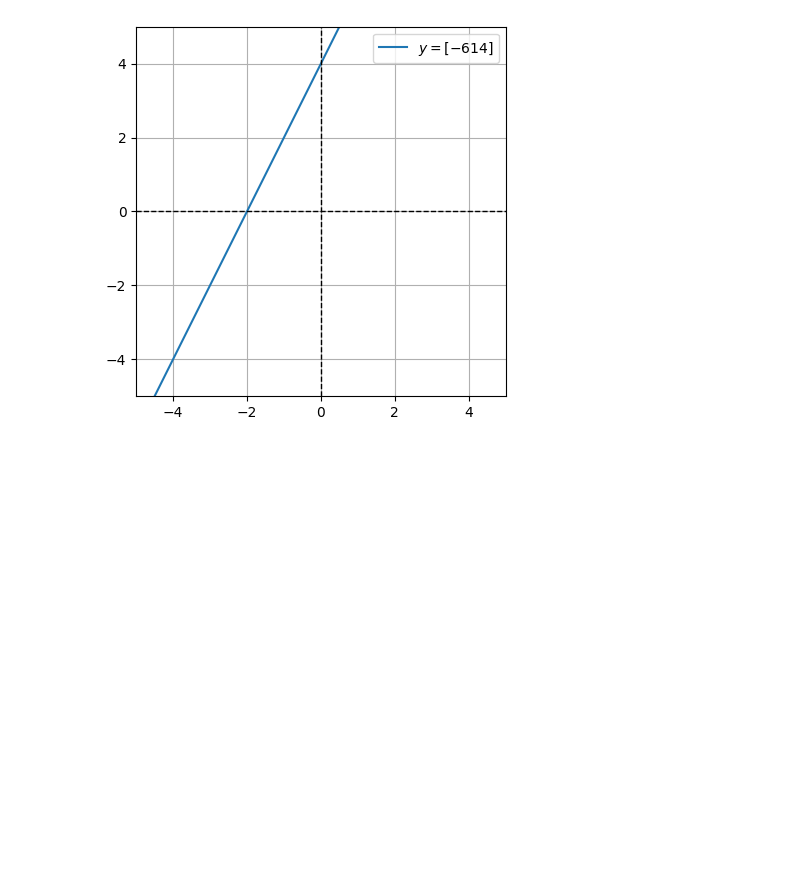
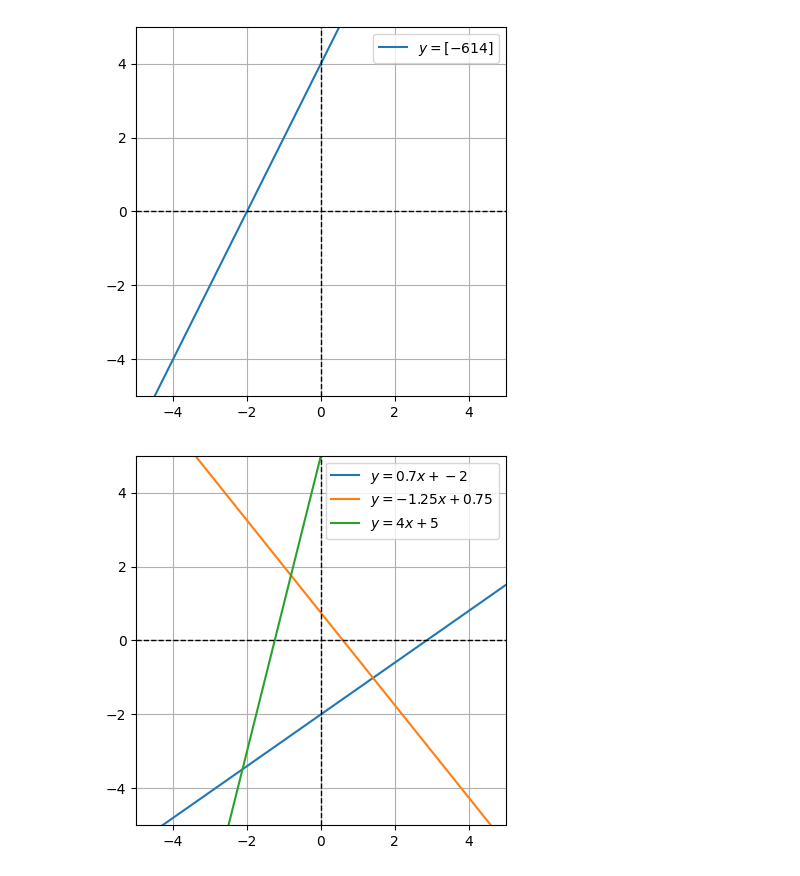
Before and after one commit to lifedesigner88/251117_MathForPython, a Jupyter notebook: A01_Masteer_Math_By_Coding_in_Python/B06_Graping_Visualization/C52_Graphing_lines_part_2_slope-intercept_form.ipynb, the cells around one changed output. Cells and saved outputs as stored; diff of their text form; code cells hidden in the pictures; blank space fills up the shorter version.

Commit message:
C52_Graphing_lines_part_2_slope-intercept_form - 2

```diff
--- a/A01_Masteer_Math_By_Coding_in_Python/B06_Graping_Visualization/C52_Graphing_lines_part_2_slope-intercept_form.ipynb
+++ b/A01_Masteer_Math_By_Coding_in_Python/B06_Graping_Visualization/C52_Graphing_lines_part_2_slope-intercept_form.ipynb
@@ -24,3 +22,25 @@ plt.legend()
 plt.show()
 # %% [output]
 [figure]
+# %%
+
+
+x = [-5, 5] # 엑스의 범위
+
+m = [.7, -1.25, 4]
+b = [-2, .75, 5]
+
+for i in range(0, len(m)):
+    y = m[i]*np.array(x) + b[i]
+    plt.plot(x, y, label='$y = %sx + %s $' %(m[i], b[i]))
+
+plt.axis('square')
+plt.grid()
+plt.legend()
+plt.axhline(0, color='k', linestyle='--', linewidth=1)
+plt.axvline(0, color='k', linestyle='--', linewidth=1)
+plt.xlim(x)
+plt.ylim(x)
+plt.show()
+# %% [output]
+[figure, added]
```
Also changed, not shown: parts of 1 cell of this notebook, 1 other file.
